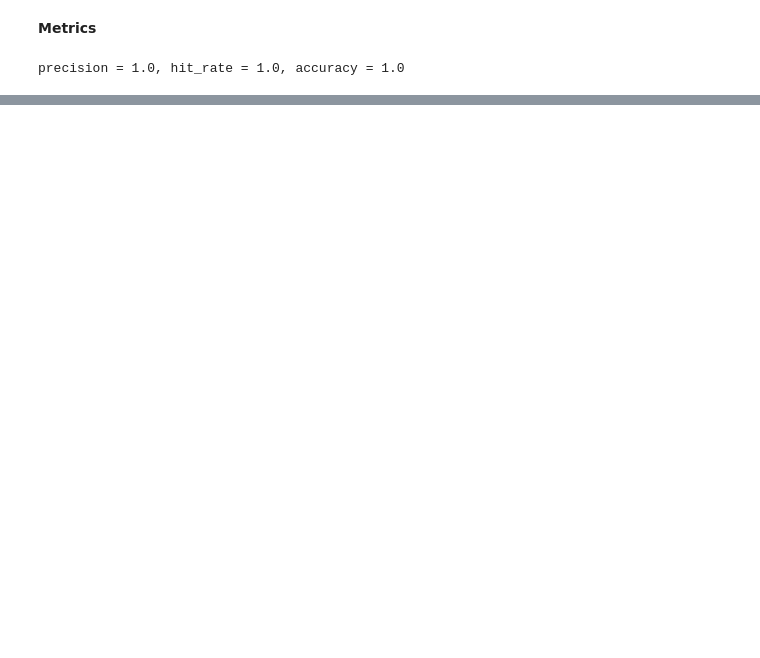
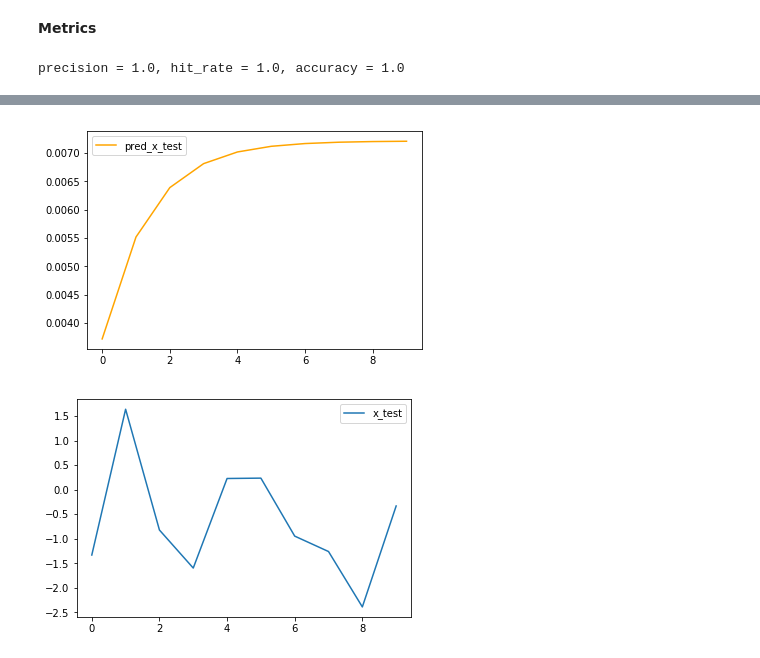
Before and after one commit to LinuxAI-PKU/ml-workspace, a Jupyter notebook: lstm-auto-encoder-decoder.ipynb, the cells around one changed output, grey strips where cells are left out. Saved outputs shown, nothing was run; the diff lists cells and outputs as text; code cells hidden in the pictures; blank space fills up the shorter version.

```diff
--- a/lstm-auto-encoder-decoder.ipynb
+++ b/lstm-auto-encoder-decoder.ipynb
@@ -347,0 +365,11 @@ precision = 1.0, hit_rate = 1.0, accuracy = 1.0
+# %%
+index = 0
+plt.plot(pred_x_test[index], label='pred_x_test', color='orange')
+plt.legend(loc='best')
+plt.show()
+plt.plot(x_test[index], label='x_test')
+plt.legend(loc='best')
+plt.show()
+# %% [output]
+[figure, added]
+[figure, added]
```
Also changed, not shown: parts of 14 cells of this notebook, 3 other files.
